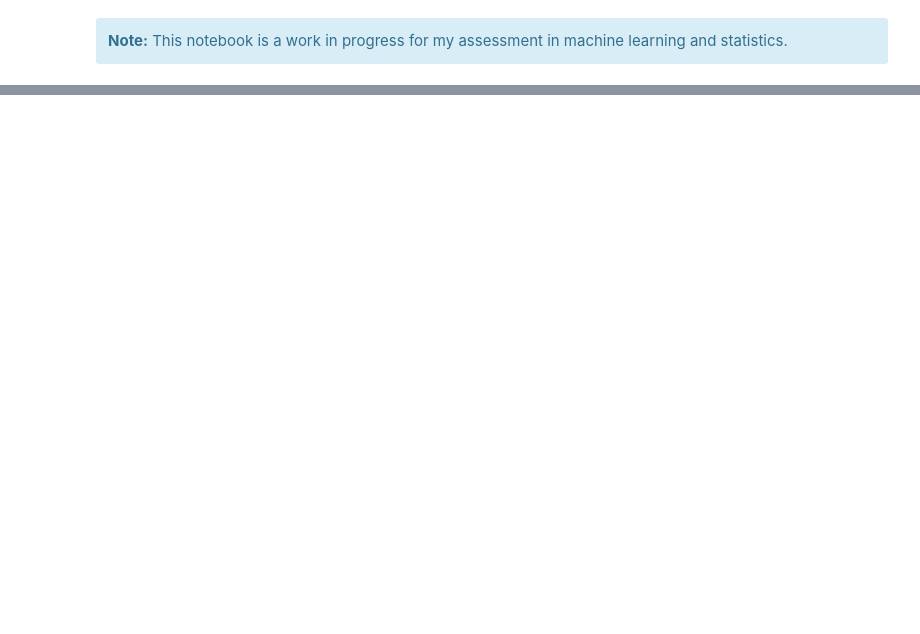
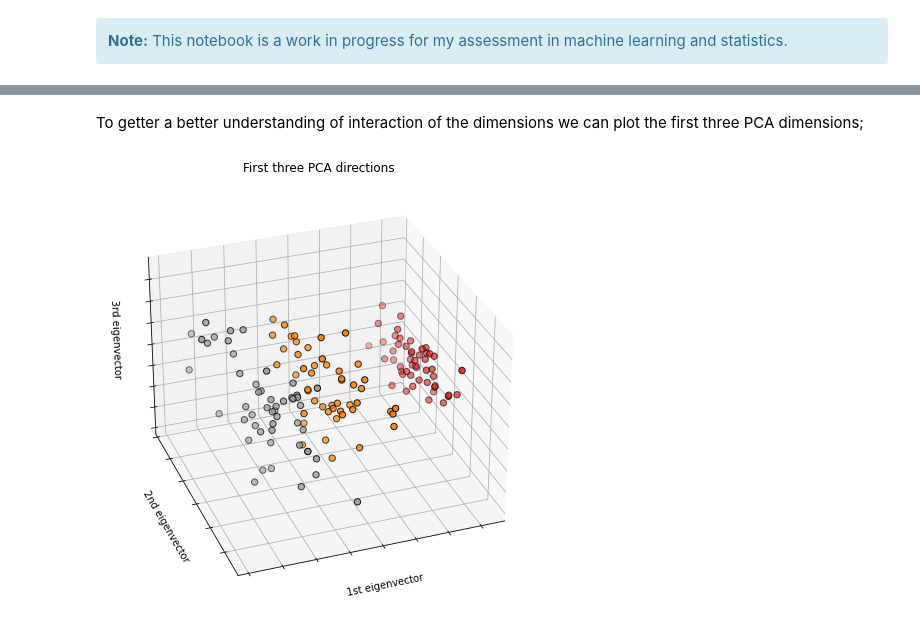
Before and after one commit to AineNicD/machine-learning-and-statistics, a Jupyter notebook: scikit-learn.ipynb, the cells around one changed output, grey strips where cells are left out. Drawn from its saved outputs; the diff is of its cells as text; code cells hidden in the pictures; blank space fills up the shorter version.

```diff
--- a/scikit-learn.ipynb
+++ b/scikit-learn.ipynb
@@ -93,0 +472,27 @@ digits
+# %% [markdown]
+To getter a better understanding of interaction of the dimensions we can plot the first three PCA dimensions;
+# %%
+# Code source: Gaël Varoquaux
+# plotting the first three PCA dimensions
+fig = plt.figure(1, figsize=(8, 6))
+ax = Axes3D(fig, elev=-150, azim=110)
+X_reduced = PCA(n_components=3).fit_transform(iris.data)
+ax.scatter(
+    X_reduced[:, 0],
+    X_reduced[:, 1],
+    X_reduced[:, 2],
+    c=y,
+    cmap=plt.cm.Set1,
+    edgecolor="k",
+    s=40,
+)
+ax.set_title("First three PCA directions")
+ax.set_xlabel("1st eigenvector")
+ax.w_xaxis.set_ticklabels([])
+ax.set_ylabel("2nd eigenvector")
+ax.w_yaxis.set_ticklabels([])
+ax.set_zlabel("3rd eigenvector")
+ax.w_zaxis.set_ticklabels([])
+plt.show()
+# %% [output]
+[figure, added]
```
Also changed, not shown: parts of 39 cells of this notebook, 12 other files.
